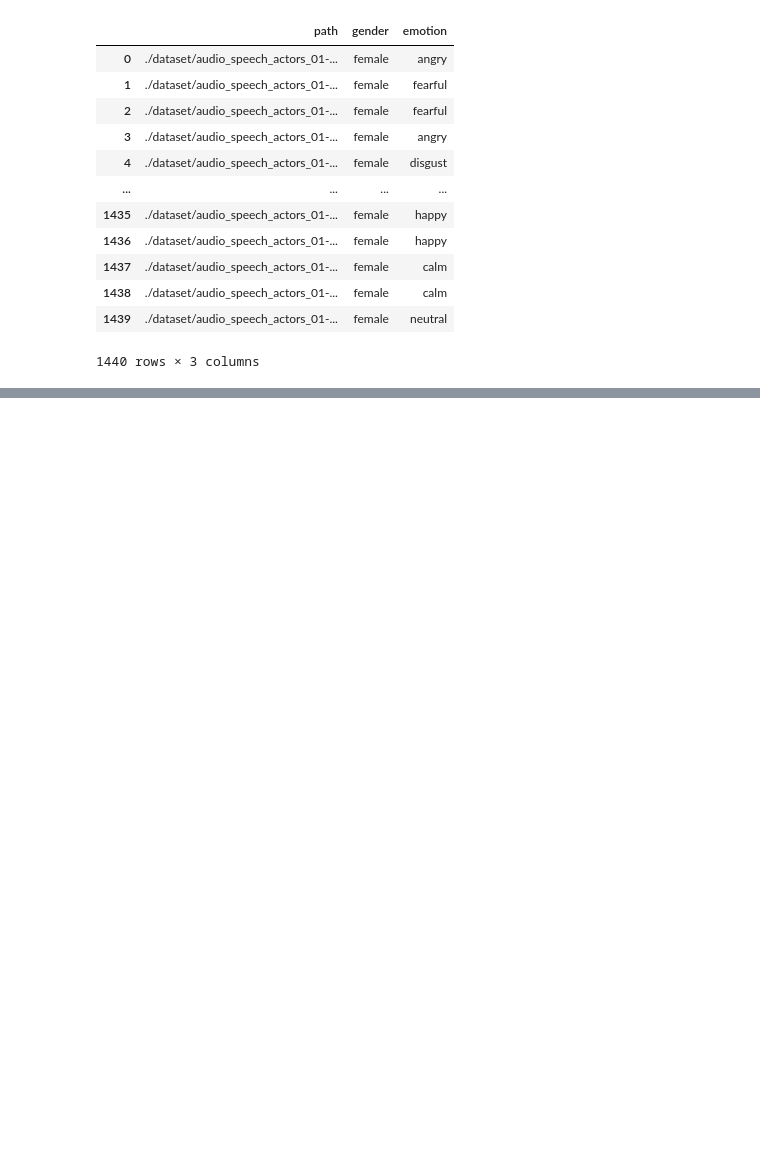
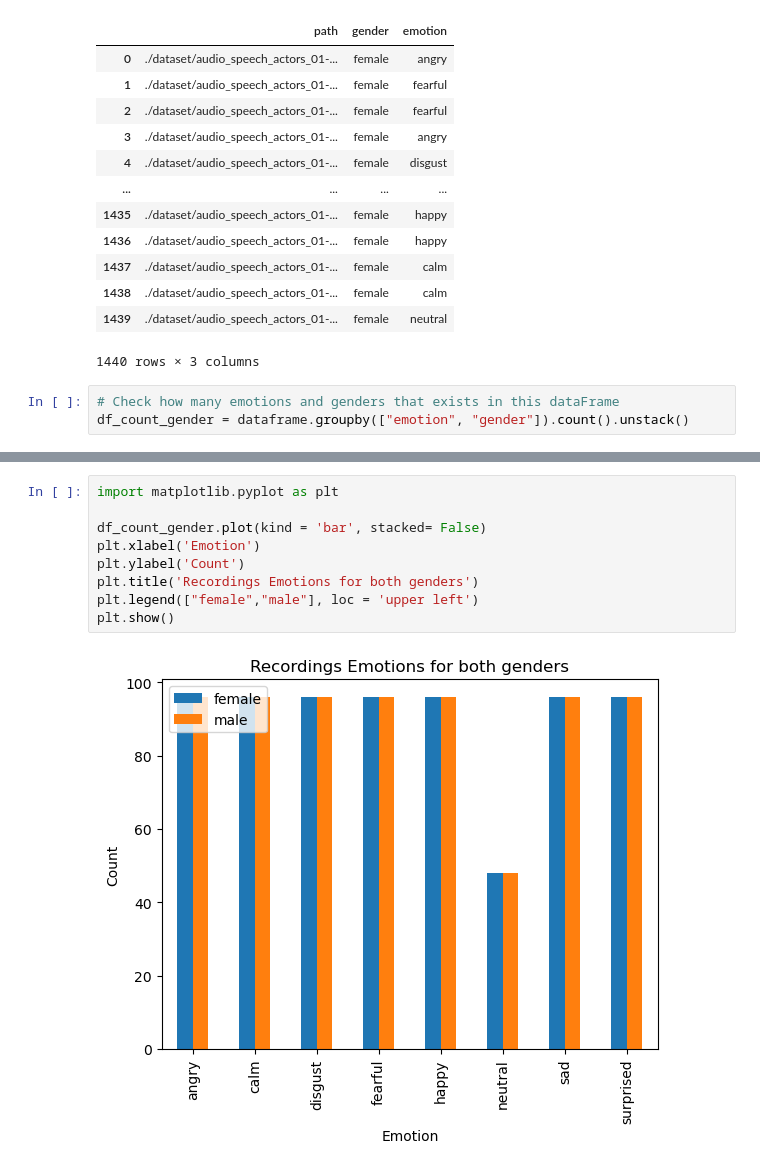
Before and after one commit to ferasdahrooge/voice-emotion-detector, a Jupyter notebook: voice_model_process.ipynb, the cells around one changed output, grey strips where cells are left out. Saved outputs shown, nothing was run; the diff lists cells and outputs as text; blank space fills up the shorter version.

Commit message:
Plot Barplot of the dataset based on emotion and gender

```diff
--- a/voice_model_process.ipynb
+++ b/voice_model_process.ipynb
@@ -66,3 +66,6 @@ dataframe
 | 1438 | ./dataset/audio_speech_actors_01-... | female | calm |
 | 1439 | ./dataset/audio_speech_actors_01-... | female | neutral |
 1440 rows × 3 columns
+# %%
+# Check how many emotions and genders that exists in this dataFrame
+df_count_gender = dataframe.groupby(["emotion", "gender"]).count().unstack()
@@ -68,0 +86,11 @@ dataframe
+# %%
+import matplotlib.pyplot as plt
+
+df_count_gender.plot(kind = 'bar', stacked= False)
+plt.xlabel('Emotion')
+plt.ylabel('Count')
+plt.title('Recordings Emotions for both genders')
+plt.legend(["female","male"], loc = 'upper left')
+plt.show()
+# %% [output]
+[figure, added]
```
Also changed, not shown: parts of 1 cell of this notebook.
